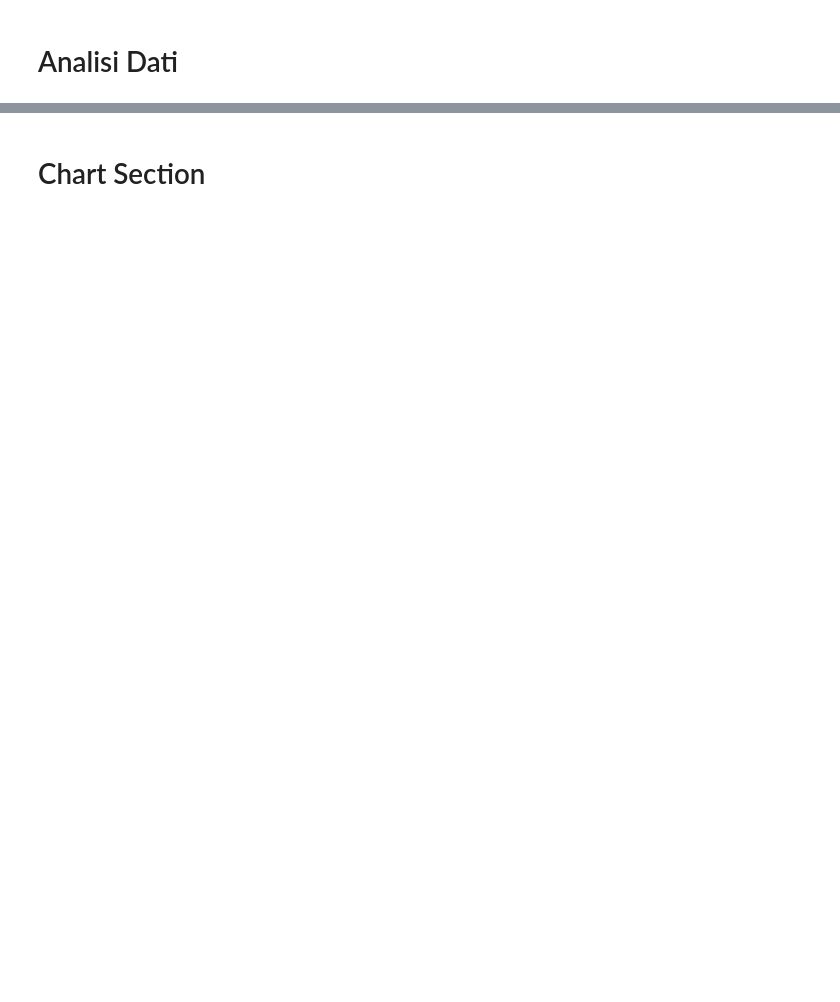
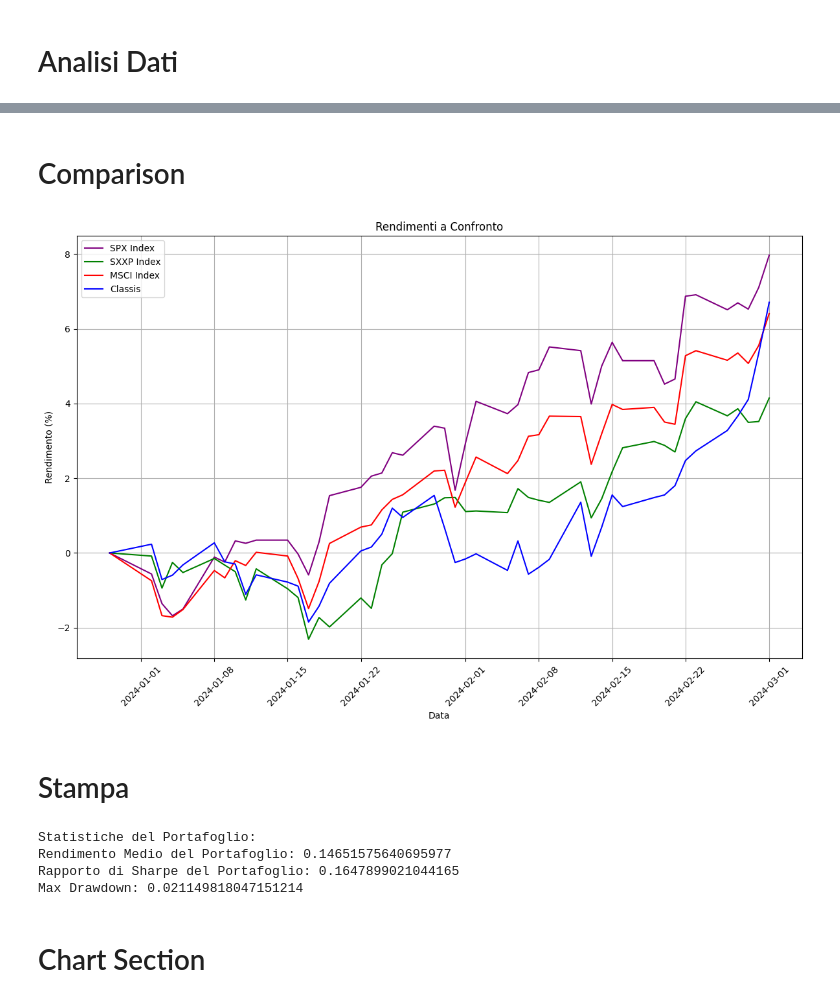
Before and after one commit to Mauro2393/Work, a Jupyter notebook: Portfolio.ipynb, the cells around one changed output, grey strips where cells are left out. Drawn from its saved outputs; the diff is of its cells as text; code cells hidden in the pictures; blank space fills up the shorter version.

```diff
--- a/Portfolio.ipynb
+++ b/Portfolio.ipynb
@@ -119,3 +161,60 @@ cumulative_portfolio_returns_percent = cumulative_portfolio_returns * 100
+# %%
+# Calcola i rendimenti giornalieri
+Index_daily_returns = Index_prices.pct_change()
+
+# Inserisci il valore "0" come primo elemento dei rendimenti cumulativi per ogni colonna
+Index_daily_returns.iloc[0] = 0
+
+# Calcola il ritorno cumulato
+Index_cumulative_returns = (1 + Index_daily_returns).cumprod() - 1
+
+# Calcola il ritorno cumulato in Percentuale
+Index_cumulative_returns_percent = Index_cumulative_returns * 100
+
+# Aggiungi i ritorni del portafoglio come una nuova colonna a la df indici
+Index_cumulative_returns_percent['Classis'] = cumulative_portfolio_returns_percent
+# %% [markdown]
+# Comparison
+# %%
+# Creazione del grafico
+plt.figure(figsize=(12, 8))
+
+# Tracciamento dei rendimenti cumulati per ciascuna colonna con colori diversi
+for colonna, colore in zip(Index_cumulative_returns_percent.columns, ['purple', 'green', 'red', 'blue']):
+    plt.plot(Index_cumulative_returns_percent.index, Index_cumulative_returns_percent[colonna], label=colonna, color=colore)
+
+# Titoli e label degli assi
+plt.title('Rendimenti a Confronto')
+plt.xlabel('Data')
+plt.ylabel('Rendimento (%)')
+
+# Legenda
+plt.legend()
+
+# Griglia
+plt.grid(True)
+
+# Rotazione delle label sull'asse x per migliorare la leggibilità
+plt.xticks(rotation=45)
+
+# Mostra il grafico
+plt.tight_layout()
+plt.show()
+# %% [output]
+[figure, added]
+# %% [markdown]
+# Stampa
+# %%
+# Stampa delle statistiche del portafoglio
+print("Statistiche del Portafoglio:")
+print("Rendimento Medio del Portafoglio:", portfolio_mean_return)
+print("Rapporto di Sharpe del Portafoglio:", sharpe_ratio)
+print("Max Drawdown:", max_drawdown)
+# %% [output]
+Statistiche del Portafoglio:
+Rendimento Medio del Portafoglio: 0.14651575640695977
+Rapporto di Sharpe del Portafoglio: 0.1647899021044165
+Max Drawdown: 0.021149818047151214
 # %% [markdown]
 # Chart Section
 # %%
```
Also changed, not shown: parts of 13 cells of this notebook.
